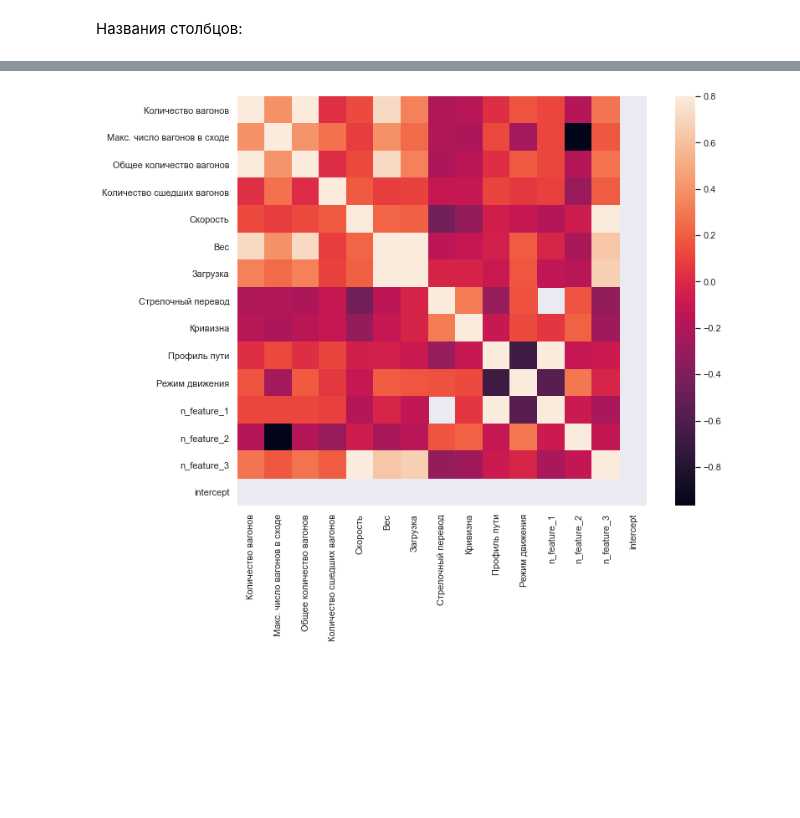
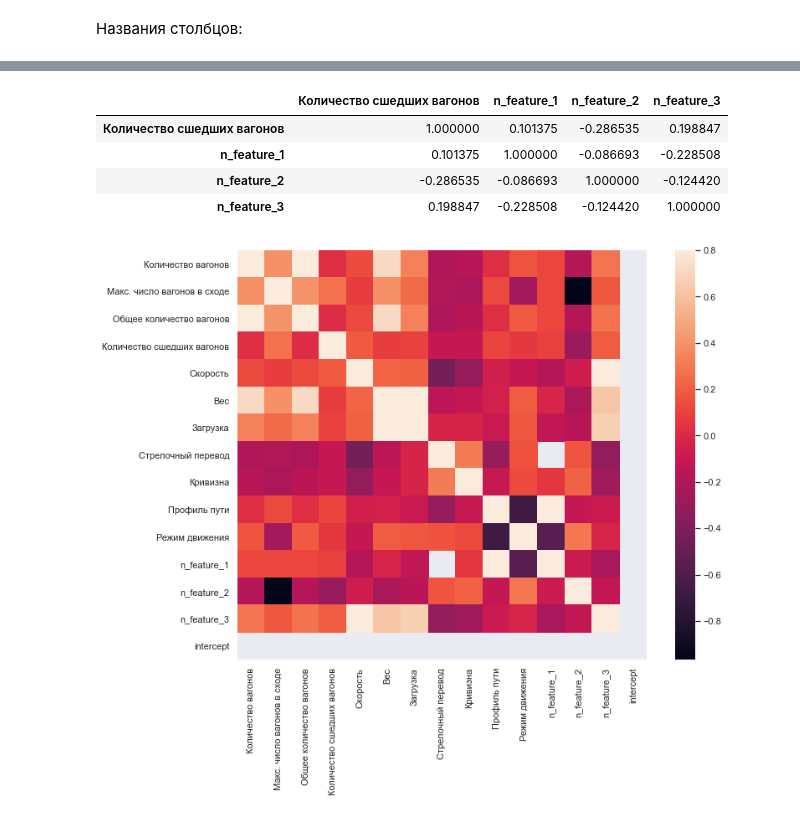
Before and after one commit to KorolevEgor/bachelor-diploma, a Jupyter notebook: src/code/data_exploration.ipynb, the cells around one changed output, grey strips where cells are left out. Saved outputs shown, nothing was run; the diff lists cells and outputs as text; code cells hidden in the pictures; blank space fills up the shorter version.

```diff
--- a/src/code/data_exploration.ipynb
+++ b/src/code/data_exploration.ipynb
@@ -72,3 +70,12 @@ df.describe()
+# %%
+coormat = df[['Количество сшедших вагонов', 'n_feature_1', 'n_feature_2', 'n_feature_3']].corr()
+coormat
+# %% [output]
+|  | Количество сшедших вагонов | n_feature_1 | n_feature_2 | n_feature_3 |
+| Количество сшедших вагонов | 1.000000 | 0.101375 | -0.286535 | 0.198847 |
+| n_feature_1 | 0.101375 | 1.000000 | -0.086693 | -0.228508 |
+| n_feature_2 | -0.286535 | -0.086693 | 1.000000 | -0.124420 |
+| n_feature_3 | 0.198847 | -0.228508 | -0.124420 | 1.000000 |
 # %%
 corrmat = df.corr()
 f, ax = plt.subplots(figsize=(12, 9))
```
Also changed, not shown: parts of 5 cells of this notebook, 3 other files.
